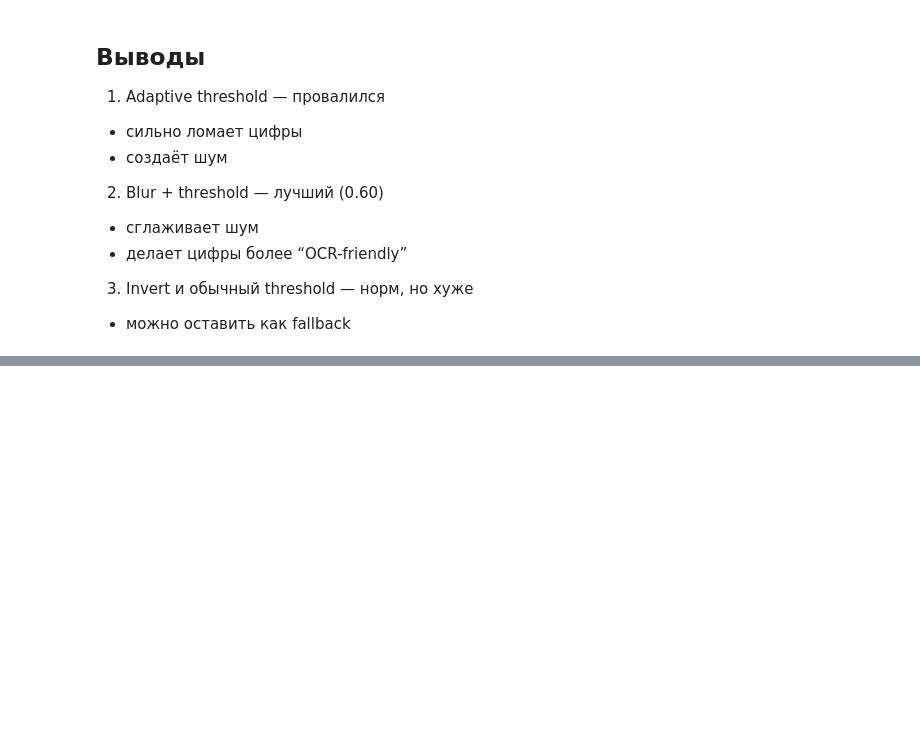
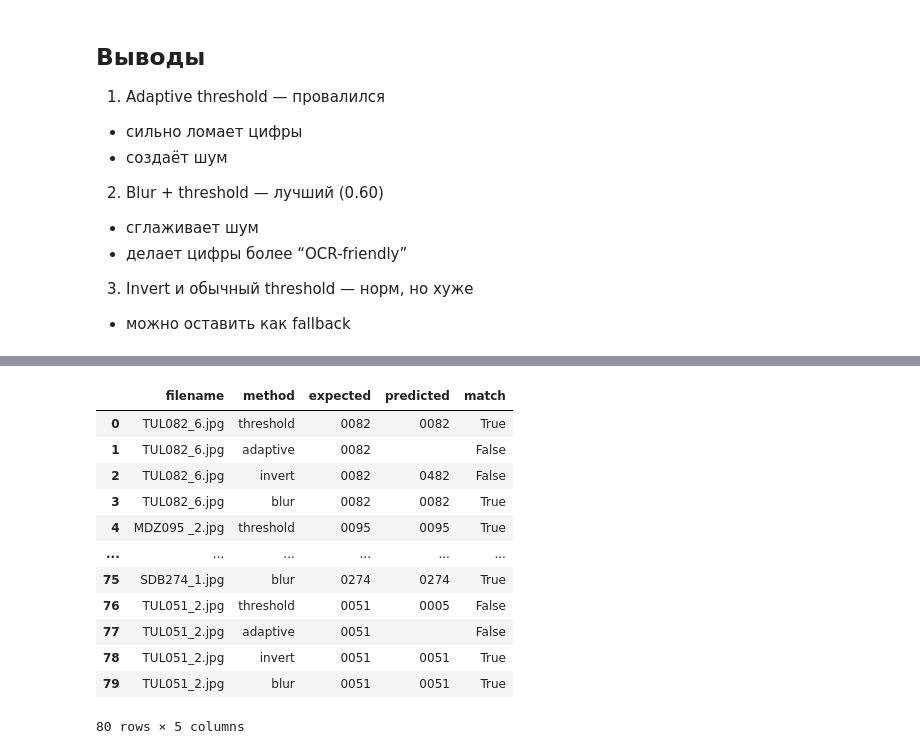
Before and after one commit to Schwarzepolizei/plate-recognition, a Jupyter notebook: notebooks/04_ocr_improvement.ipynb, the cells around one changed output, grey strips where cells are left out. Saved outputs shown, nothing was run; the diff lists cells and outputs as text; code cells hidden in the pictures; blank space fills up the shorter version.

```diff
--- a/notebooks/04_ocr_improvement.ipynb
+++ b/notebooks/04_ocr_improvement.ipynb
@@ -320,0 +393,35 @@ Name: match, dtype: float64
+# %%
+rows_v2 = []
+
+for path in sample_paths:
+    expected = extract_expected_number_from_filename(path.name)
+    variants = test_preprocessing_variants_v2(path, model, reader)
+
+    if variants is None:
+        continue
+
+    for name, res in variants.items():
+        rows_v2.append({
+            "filename": path.name,
+            "method": name,
+            "expected": expected,
+            "predicted": res["norm"],
+            "match": expected == res["norm"]
+        })
+
+df_v2 = pd.DataFrame(rows_v2)
+df_v2
+# %% [output]
+|  | filename | method | expected | predicted | match |
+| 0 | TUL082_6.jpg | threshold | 0082 | 0082 | True |
+| 1 | TUL082_6.jpg | adaptive | 0082 |  | False |
+| 2 | TUL082_6.jpg | invert | 0082 | 0482 | False |
+| 3 | TUL082_6.jpg | blur | 0082 | 0082 | True |
+| 4 | MDZ095 _2.jpg | threshold | 0095 | 0095 | True |
+| ... | ... | ... | ... | ... | ... |
+| 75 | SDB274_1.jpg | blur | 0274 | 0274 | True |
+| 76 | TUL051_2.jpg | threshold | 0051 | 0005 | False |
+| 77 | TUL051_2.jpg | adaptive | 0051 |  | False |
+| 78 | TUL051_2.jpg | invert | 0051 | 0051 | True |
+| 79 | TUL051_2.jpg | blur | 0051 | 0051 | True |
+80 rows × 5 columns
```
Also changed, not shown: parts of 15 cells of this notebook.
